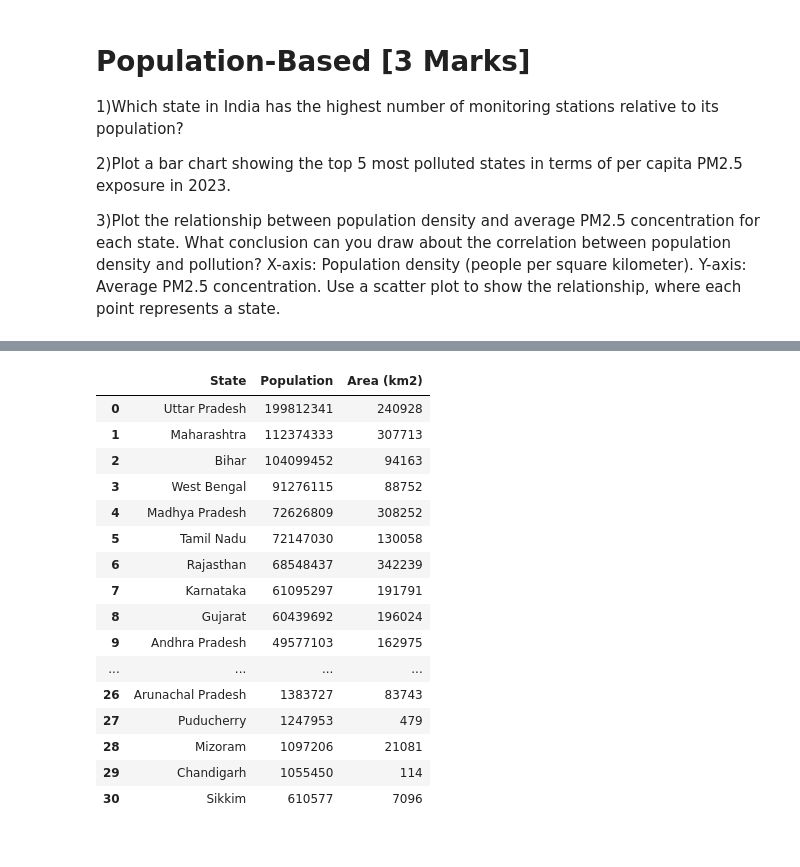
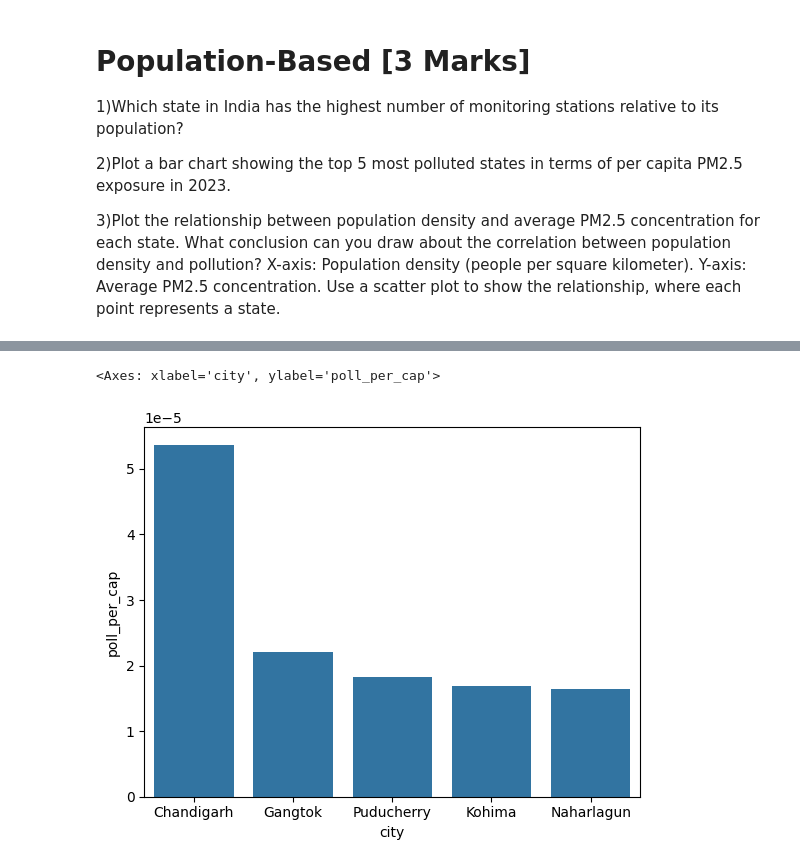
Before and after one commit to ishaank17/PSDV-Grp-ES-114-, a Jupyter notebook: Lab3/Lab3.ipynb, the cells around one changed output, grey strips where cells are left out. Drawn from its saved outputs; the diff is of its cells as text; code cells hidden in the pictures.

```diff
--- a/Lab3/Lab3.ipynb
+++ b/Lab3/Lab3.ipynb
@@ -30,5 +7,5 @@ To: /content/Copy of Data.csv
 # %%
-data = pd.read_csv('Copy of Data.csv')
+data = pd.read_csv('Data.csv')
 data_original = data #copy of the data for later use if required
 # %%
 states=np.sort(data["state"].unique().astype(str))
@@ -285,5 +241,5 @@ To: /content/Copy of State_data.csv
 # %%
-pop_data = pd.read_csv('Copy of State_data.csv')
+pop_data = pd.read_csv('State_data.csv')
 pop_data_original = pop_data
 # %%
 '''1)Which state in India has the highest number of monitoring stations relative to its population?'''
@@ -313,20 +259,11 @@ st_pop
-# %%
-c = pop_data[]
-# %% [output]
-|  | State | Population | Area (km2) |
-| 0 | Uttar Pradesh | 199812341 | 240928 |
-| 1 | Maharashtra | 112374333 | 307713 |
-| 2 | Bihar | 104099452 | 94163 |
-| 3 | West Bengal | 91276115 | 88752 |
-| 4 | Madhya Pradesh | 72626809 | 308252 |
-| 5 | Tamil Nadu | 72147030 | 130058 |
-| 6 | Rajasthan | 68548437 | 342239 |
-| 7 | Karnataka | 61095297 | 191791 |
-| 8 | Gujarat | 60439692 | 196024 |
-| 9 | Andhra Pradesh | 49577103 | 162975 |
-| ... | ... | ... | ... |
-| 26 | Arunachal Pradesh | 1383727 | 83743 |
-| 27 | Puducherry | 1247953 | 479 |
-| 28 | Mizoram | 1097206 | 21081 |
-| 29 | Chandigarh | 1055450 | 114 |
-| 30 | Sikkim | 610577 | 7096 |
+# %%
+'''2)Plot a bar chart showing the top 5 most polluted states in terms of per capita PM2.5 exposure in 2023.'''
+st_poll = pd.merge(data, pop_data, left_on = 'state', right_on = 'State' )
+st_poll["poll_per_cap"] = st_poll['PM2.5'] / st_poll['Population']
+st_poll.drop(columns = 'State', axis=1)
+a = st_poll.groupby('city')['poll_per_cap'].mean()
+a = a.nlargest(5)
+sns.barplot(data=a)
+# %% [output]
+<Axes: xlabel='city', ylabel='poll_per_cap'>
+[figure, added]
```
Also changed, not shown: parts of 14 cells of this notebook.
